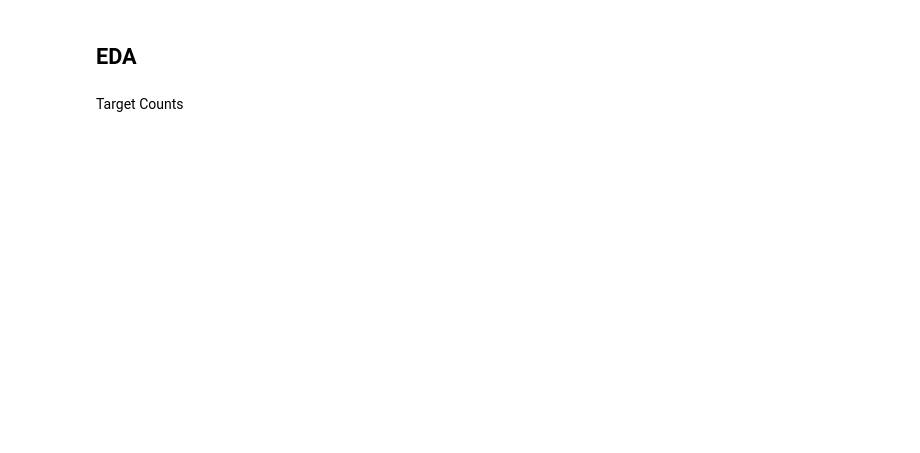
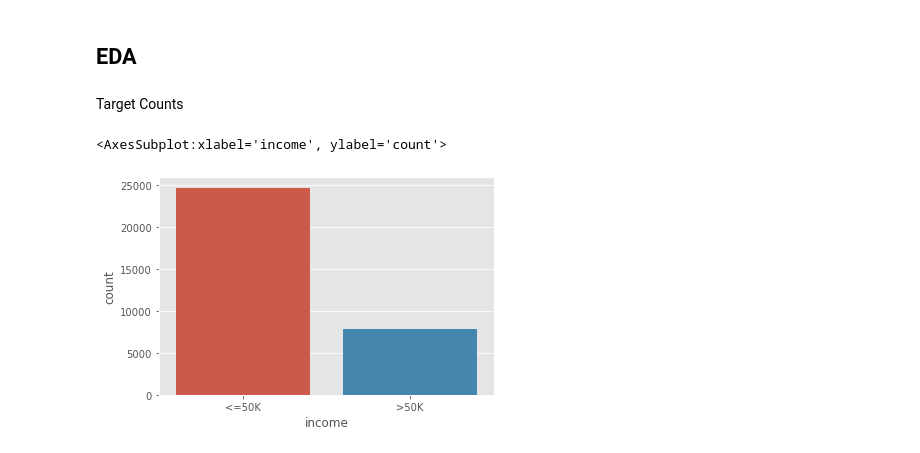
Before and after one commit to KishenSharma6/IncomeClassifier_CPP, a Jupyter notebook: EDA/EDA.ipynb, the cells around one changed output. Saved outputs shown, nothing was run; the diff lists cells and outputs as text; code cells hidden in the pictures; blank space fills up the shorter version.

```diff
--- a/EDA/EDA.ipynb
+++ b/EDA/EDA.ipynb
@@ -6,3 +7,8 @@ import matplotlib.pyplot as plt
+# %%
+#Set Notebook preferences
+pd.set_option('display.float_format', lambda x: '%.3f' % x)
+
+plt.style.use("ggplot")
 # %%
 #Read-in raw-data
 path= "../Data/adultCensusIncome.csv"
@@ -68,3 +74,8 @@ clean_df.describe()
 ## EDA
 # %% [markdown]
 Target Counts
+# %%
+sns.countplot(x=clean_df['income'])
+# %% [output]
+<AxesSubplot:xlabel='income', ylabel='count'>
+[figure, added]
```
Also changed, not shown: parts of 9 cells of this notebook.
